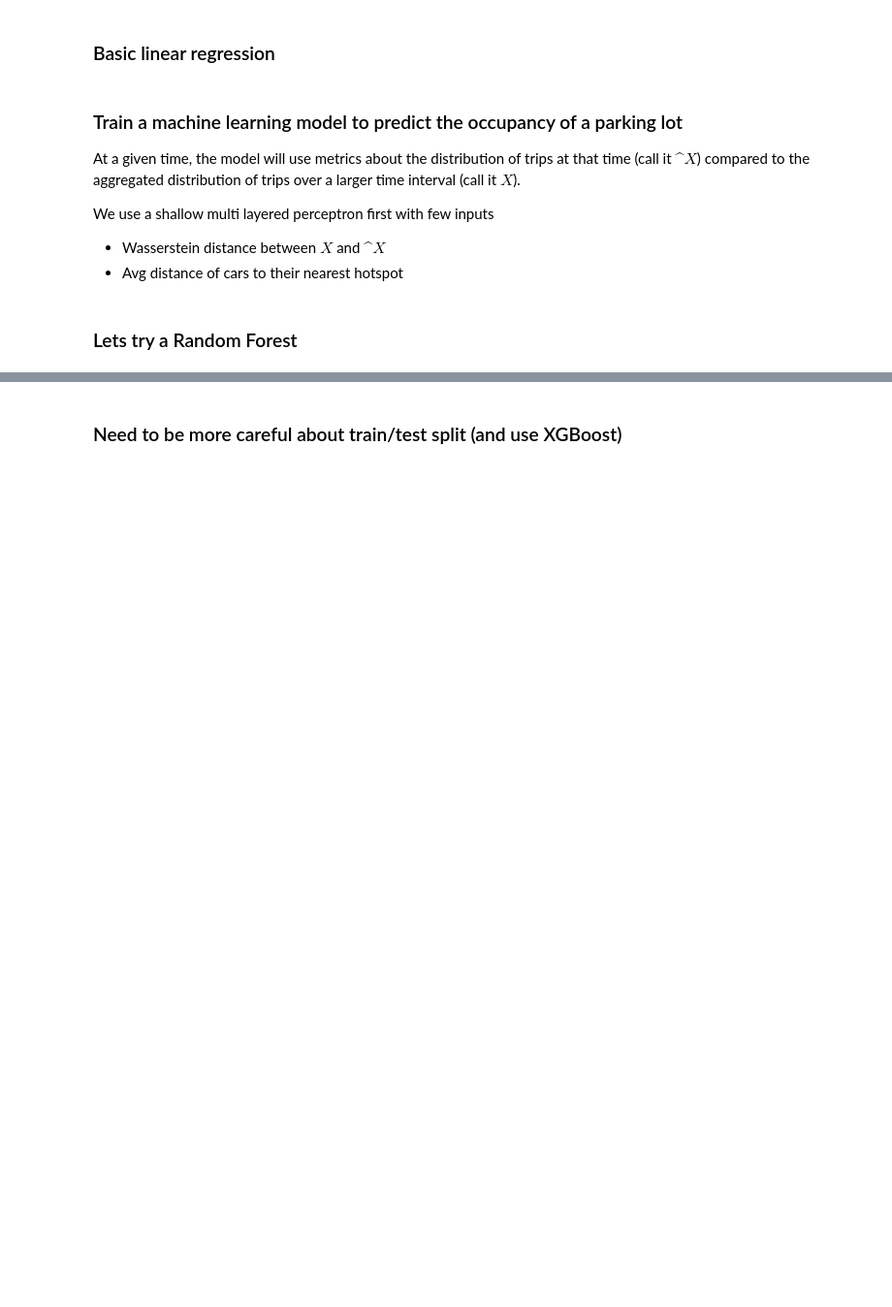
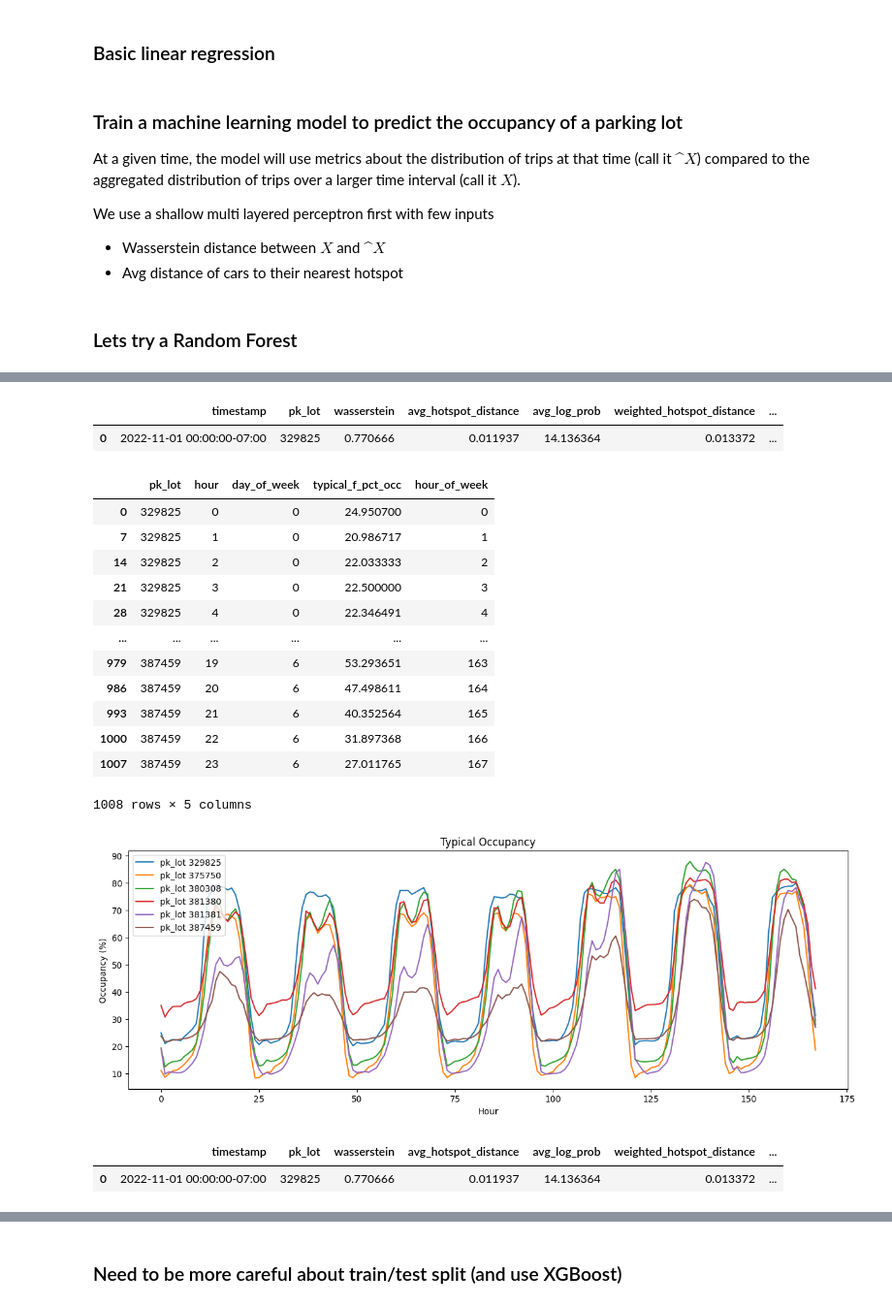
Before and after one commit to INRIX-Logan-Garwood/Parking-Location-vs-Occupancy, a Jupyter notebook: notebooks/train_model.ipynb, the cells around one changed output, grey strips where cells are left out. Shown at 97% size. Cells and saved outputs as stored; diff of their text form; code cells hidden in the pictures; blank space fills up the shorter version.

```diff
--- a/notebooks/train_model.ipynb
+++ b/notebooks/train_model.ipynb
@@ -350,0 +362,48 @@ We use a shallow multi layered perceptron first with few inputs
+# %%
+df.head(1)
+# %% [output]
+|  | timestamp | pk_lot | wasserstein | avg_hotspot_distance | avg_log_prob | weighted_hotspot_distance | ... |
+| 0 | 2022-11-01 00:00:00-07:00 | 329825 | 0.770666 | 0.011937 | 14.136364 | 0.013372 | ... |
+# %%
+# typical occupancy for each (lot, hour, day_of_week) tuple
+typical_occupancy = df.groupby(['pk_lot', 'hour', 'day_of_week'])['f_pct_occ'].mean().reset_index()
+typical_occupancy['hour_of_week'] = typical_occupancy['day_of_week'] * 24 + typical_occupancy['hour']
+typical_occupancy = typical_occupancy.sort_values(by=['pk_lot', 'hour_of_week'])
+typical_occupancy = typical_occupancy.rename(columns={'f_pct_occ': 'typical_f_pct_occ'})
+display(typical_occupancy)
+
+# make a plot of each lot's typical occupancy
+plt.figure(figsize=(15, 5))
+for lot_id in lot_ids:
+    lot_df = typical_occupancy[typical_occupancy['pk_lot'] == lot_id]
+    plt.plot(lot_df['hour_of_week'], lot_df['typical_f_pct_occ'], label=f'pk_lot {lot_id}')
+plt.xlabel('Hour')
+plt.ylabel('Occupancy (%)')
+plt.title('Typical Occupancy')
+plt.legend()
+plt.show()
+# %% [output]
+|  | pk_lot | hour | day_of_week | typical_f_pct_occ | hour_of_week |
+| 0 | 329825 | 0 | 0 | 24.950700 | 0 |
+| 7 | 329825 | 1 | 0 | 20.986717 | 1 |
+| 14 | 329825 | 2 | 0 | 22.033333 | 2 |
+| 21 | 329825 | 3 | 0 | 22.500000 | 3 |
+| 28 | 329825 | 4 | 0 | 22.346491 | 4 |
+| ... | ... | ... | ... | ... | ... |
+| 979 | 387459 | 19 | 6 | 53.293651 | 163 |
+| 986 | 387459 | 20 | 6 | 47.498611 | 164 |
+| 993 | 387459 | 21 | 6 | 40.352564 | 165 |
+| 1000 | 387459 | 22 | 6 | 31.897368 | 166 |
+| 1007 | 387459 | 23 | 6 | 27.011765 | 167 |
+1008 rows × 5 columns
+[figure, added]
+# %%
+# merge the typical_occupancy to the df
+orig_size = df.shape[0]
+df = pd.merge(df, typical_occupancy, on=['pk_lot', 'hour', 'day_of_week'], how='inner')
+assert orig_size == df.shape[0]
+display(df.head(1))
+df['delta'] = df['f_pct_occ'] - df['typical_f_pct_occ']
+# %% [output]
+|  | timestamp | pk_lot | wasserstein | avg_hotspot_distance | avg_log_prob | weighted_hotspot_distance | ... |
+| 0 | 2022-11-01 00:00:00-07:00 | 329825 | 0.770666 | 0.011937 | 14.136364 | 0.013372 | ... |
```
Also changed, not shown: parts of 18 cells of this notebook, 2 other files.
